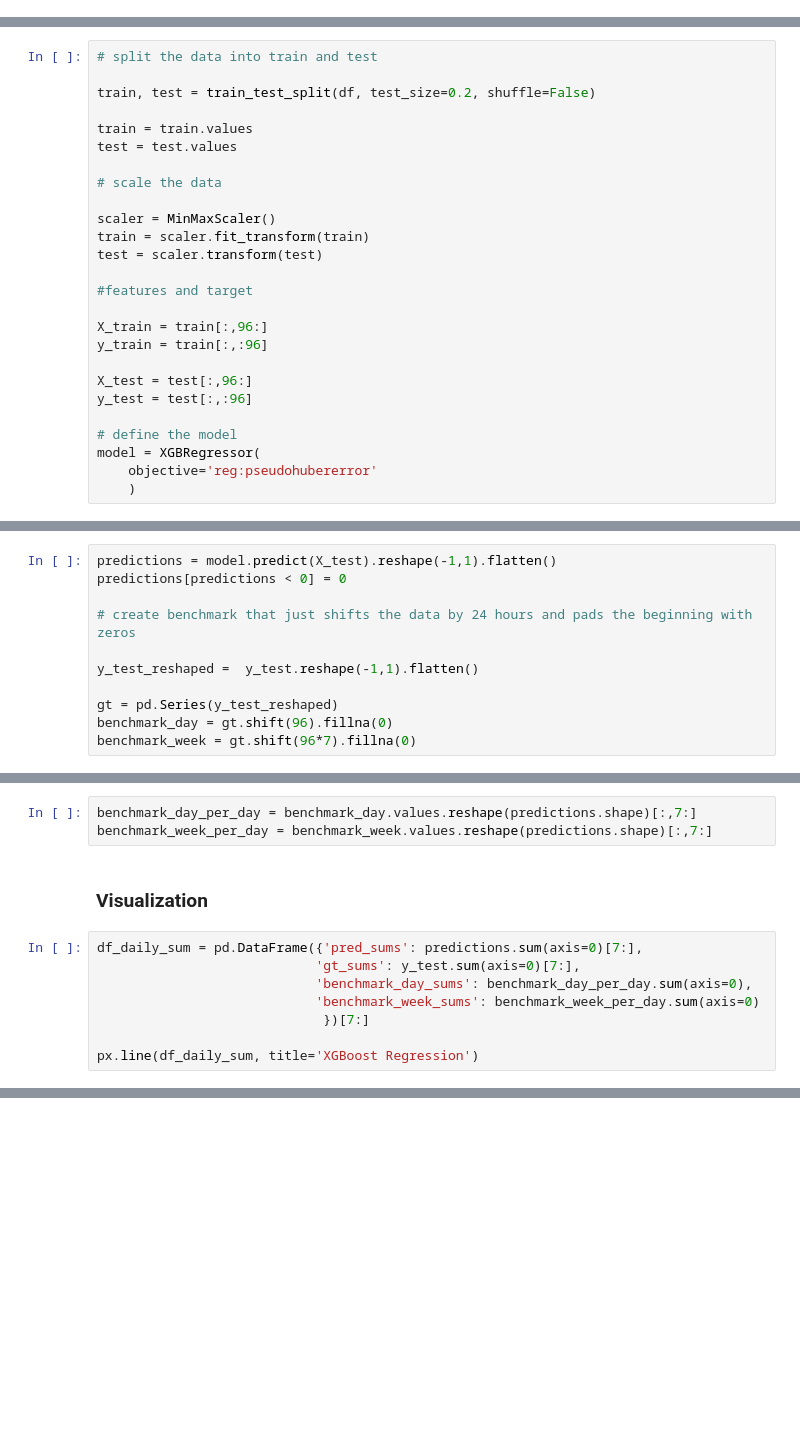
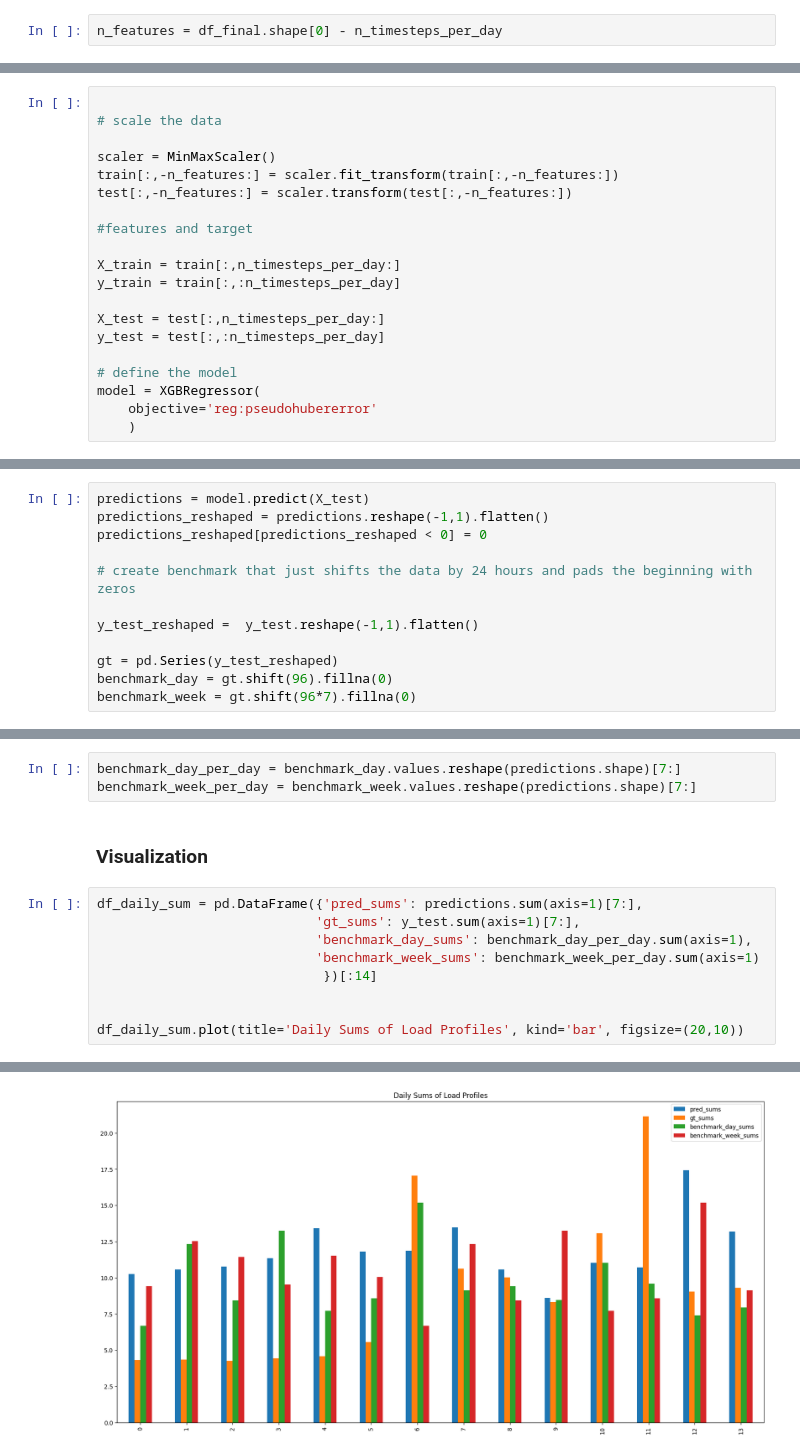
Before and after one commit to tsbyq/WattCast, a Jupyter notebook: bin/benchmarks.ipynb, the cells around one changed output, grey strips where cells are left out. Cells and saved outputs as stored; diff of their text form; blank space fills up the shorter version.

Commit message:
progress on benchmarks

```diff
--- a/bin/benchmarks.ipynb
+++ b/bin/benchmarks.ipynb
@@ -58,0 +127,2 @@ df = df.astype('float32')
+# %%
+n_features = df_final.shape[0] - n_timesteps_per_day
@@ -59,24 +135,18 @@ df = df.astype('float32')
 # %%
-# split the data into train and test
-
-train, test = train_test_split(df, test_size=0.2, shuffle=False)
-
-train = train.values
-test = test.values
 
 # scale the data
 
 scaler = MinMaxScaler()
-train = scaler.fit_transform(train)
-test = scaler.transform(test)
+train[:,-n_features:] = scaler.fit_transform(train[:,-n_features:])
+test[:,-n_features:] = scaler.transform(test[:,-n_features:])
 
 #features and target
 
-X_train = train[:,96:]
-y_train = train[:,:96]
+X_train = train[:,n_timesteps_per_day:]
+y_train = train[:,:n_timesteps_per_day]
 
-X_test = test[:,96:]
-y_test = test[:,:96]
+X_test = test[:,n_timesteps_per_day:]
+y_test = test[:,:n_timesteps_per_day]
 
 # define the model
 model = XGBRegressor(
@@ -118,8 +183,9 @@ XGBRegressor(base_score=None, booster=None, callbacks=None,
              n_estimators=100, n_jobs=None, num_parallel_tree=None,
              objective='reg:pseudohubererror', predictor=None, ...)
 # %%
-predictions = model.predict(X_test).reshape(-1,1).flatten()
-predictions[predictions < 0] = 0
+predictions = model.predict(X_test)
+predictions_reshaped = predictions.reshape(-1,1).flatten()
+predictions_reshaped[predictions_reshaped < 0] = 0
 
 # create benchmark that just shifts the data by 24 hours and pads the beginning with zeros
 
@@ -164,13 +213,15 @@ calc_metrics(df_compare[7*96:], [mean_absolute_error, mean_squared_error, r2_sco
 # %%
-benchmark_day_per_day = benchmark_day.values.reshape(predictions.shape)[:,7:]
-benchmark_week_per_day = benchmark_week.values.reshape(predictions.shape)[:,7:]
+benchmark_day_per_day = benchmark_day.values.reshape(predictions.shape)[7:]
+benchmark_week_per_day = benchmark_week.values.reshape(predictions.shape)[7:]
 # %% [markdown]
 ### Visualization
 # %%
-df_daily_sum = pd.DataFrame({'pred_sums': predictions.sum(axis=0)[7:],
-                            'gt_sums': y_test.sum(axis=0)[7:],
-                            'benchmark_day_sums': benchmark_day_per_day.sum(axis=0),
-                            'benchmark_week_sums': benchmark_week_per_day.sum(axis=0)
-                             })[7:]
+df_daily_sum = pd.DataFrame({'pred_sums': predictions.sum(axis=1)[7:],
+                            'gt_sums': y_test.sum(axis=1)[7:],
+                            'benchmark_day_sums': benchmark_day_per_day.sum(axis=1),
+                            'benchmark_week_sums': benchmark_week_per_day.sum(axis=1)
+                             })[:14]
 
-px.line(df_daily_sum, title='XGBoost Regression')
+
+df_daily_sum.plot(title='Daily Sums of Load Profiles', kind='bar', figsize=(20,10))
+# %% [output]
@@ -176,0 +229 @@ px.line(df_daily_sum, title='XGBoost Regression')
+[figure, added]
```
Also changed, not shown: parts of 14 cells of this notebook, 1 other file.
